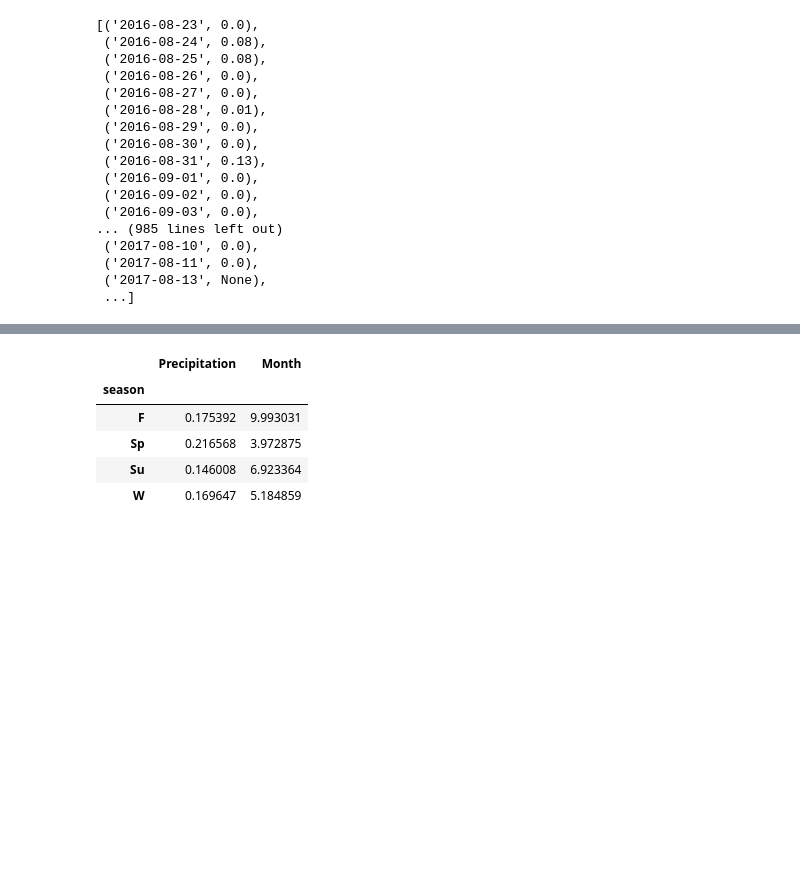
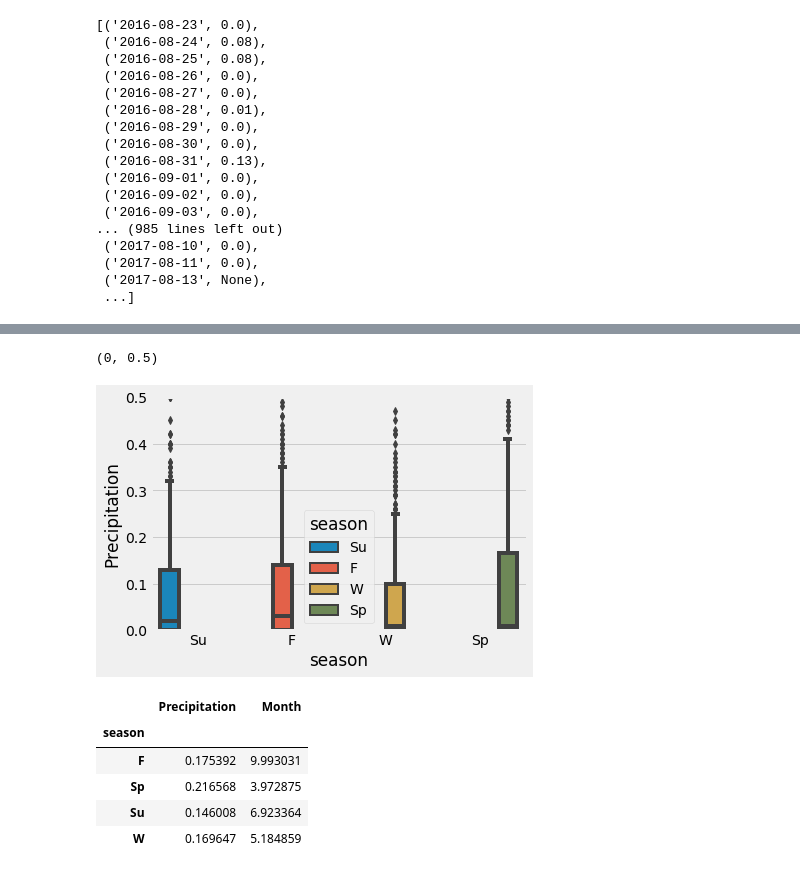
Before and after one commit to dborowski16/hawaii-climate-analysis, a Jupyter notebook: ipynb_notebooks/climate_starter.ipynb, the cells around one changed output, grey strips where cells are left out. Cells and saved outputs as stored; diff of their text form; code cells hidden in the pictures; blank space fills up the shorter version.

```diff
--- a/ipynb_notebooks/climate_starter.ipynb
+++ b/ipynb_notebooks/climate_starter.ipynb
@@ -141,3 +148,9 @@ plt.set_xlim=([0,1])
+# %%
+sns.boxplot(data=precip_df, x='season', y='Precipitation', hue='season')
+plt.ylim(0,.5)
+# %% [output]
+(0, 0.5)
+[figure, added]
 # %%
 precip_df.groupby(['season']).mean()
 # %% [output]
```
Also changed, not shown: parts of 2 cells of this notebook.
